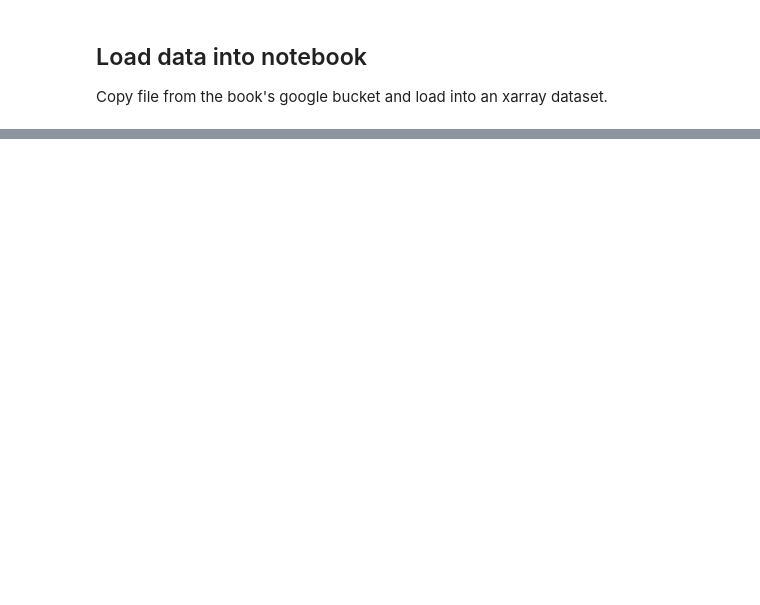
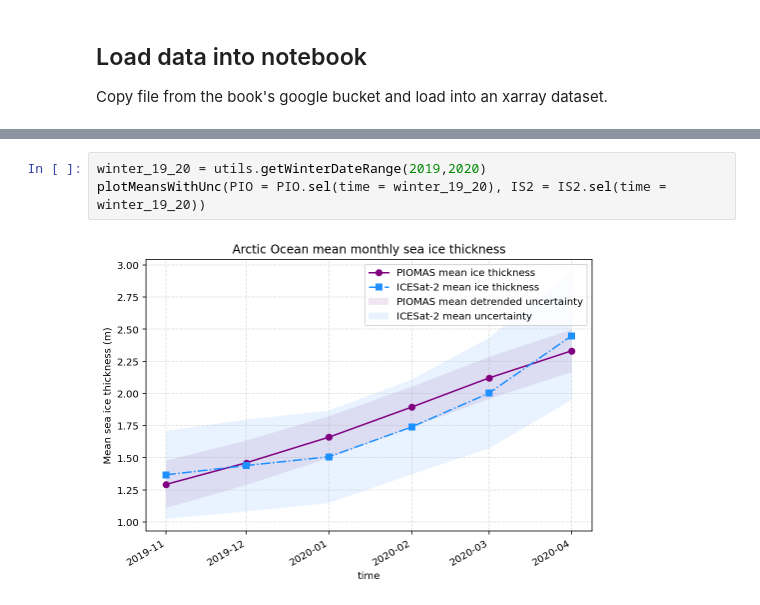
Before and after one commit to nicolejkeeney/icesat2-book, a Jupyter notebook: PIOMAS.ipynb, the cells around one changed output, grey strips where cells are left out. Cells and saved outputs as stored; diff of their text form; blank space fills up the shorter version.

```diff
--- a/PIOMAS.ipynb
+++ b/PIOMAS.ipynb
@@ -75,0 +205,5 @@ Operation completed over 1 objects/138.4 MiB.
+# %%
+winter_19_20 = utils.getWinterDateRange(2019,2020)
+plotMeansWithUnc(PIO = PIO.sel(time = winter_19_20), IS2 = IS2.sel(time = winter_19_20))
+# %% [output]
+[figure, added]
```
Also changed, not shown: parts of 34 cells of this notebook, 12 other files.
